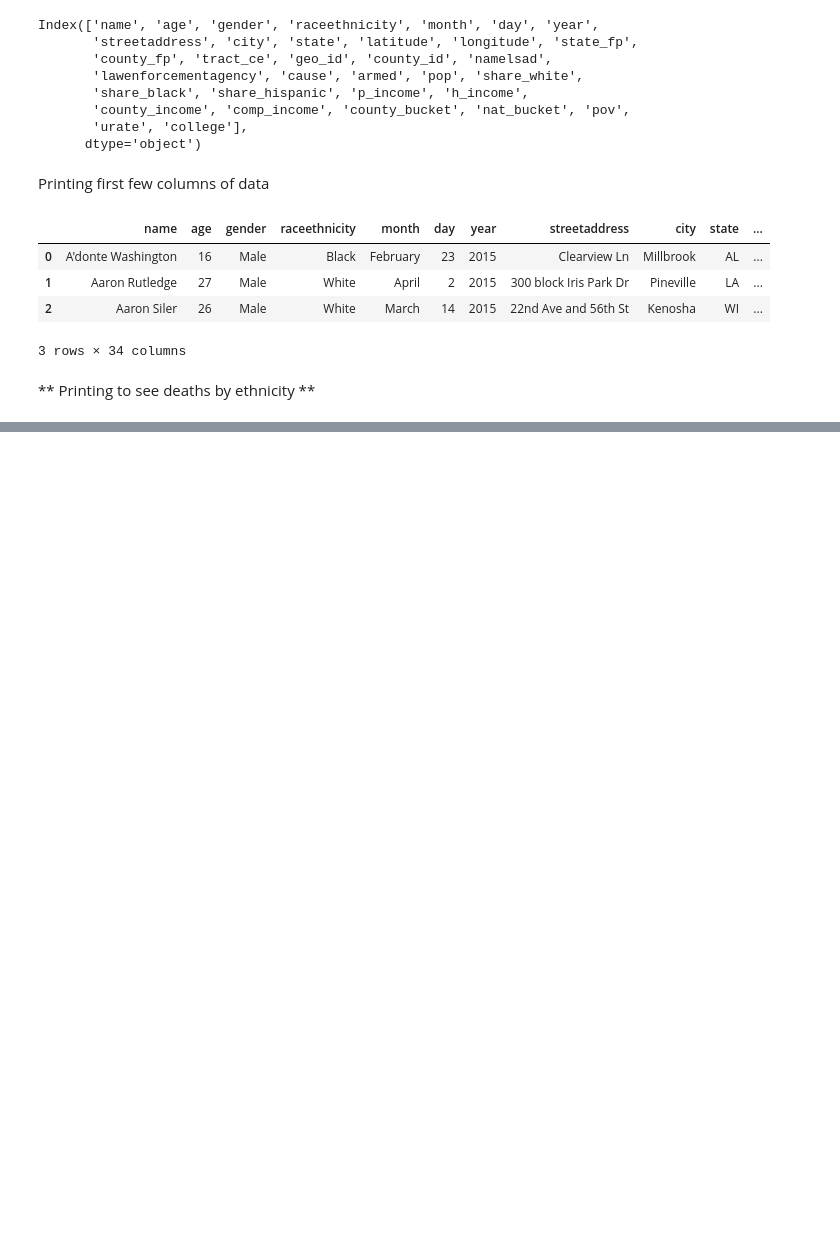
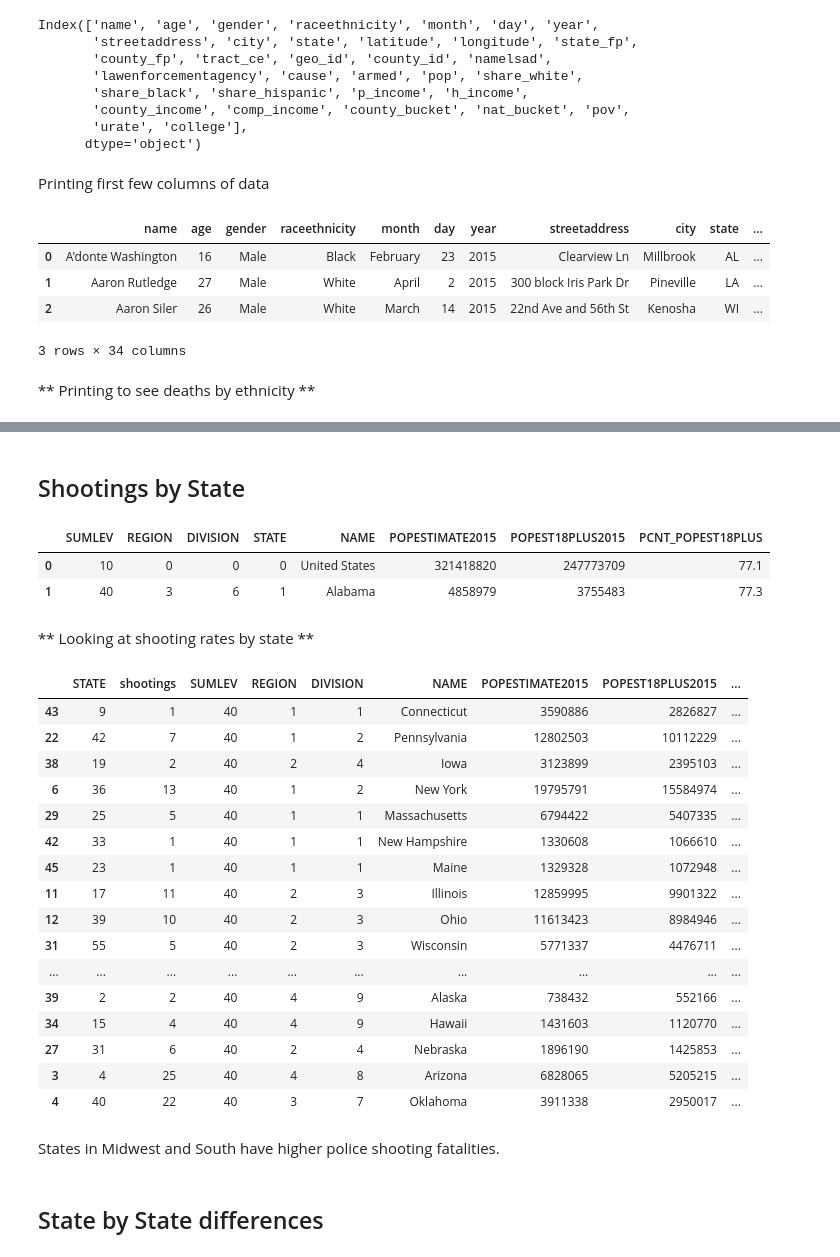
Before and after one commit to aniruddhabarapatre/Dataquest, a Jupyter notebook: police_shootings.ipynb, the cells around one changed output, grey strips where cells are left out. Saved outputs shown, nothing was run; the diff lists cells and outputs as text; code cells hidden in the pictures; blank space fills up the shorter version.

```diff
--- a/police_shootings.ipynb
+++ b/police_shootings.ipynb
@@ -56,0 +78,9 @@ plt.show()
+# %% [markdown]
+## Shootings by State
+# %%
+state_pop = pd.read_csv("state_population.csv")
+state_pop.head(2)
+# %% [output]
+|  | SUMLEV | REGION | DIVISION | STATE | NAME | POPESTIMATE2015 | POPEST18PLUS2015 | PCNT_POPEST18PLUS |
+| 0 | 10 | 0 | 0 | 0 | United States | 321418820 | 247773709 | 77.1 |
+| 1 | 40 | 3 | 6 | 1 | Alabama | 4858979 | 3755483 | 77.3 |
@@ -56,0 +89,38 @@ plt.show()
+# %%
+# Creating a series where index is code for state
+# and value are number of police killings in each state
+counts2 = police_killings.state_fp.value_counts()
+# %%
+states = pd.DataFrame({"STATE": counts2.index, "shootings": counts2})
+# %%
+states = states.merge(state_pop, on="STATE")
+# %%
+# Population in terms of millions
+states["pop_millions"] = states["POPESTIMATE2015"] / 1000000
+# %% [markdown]
+** Looking at shooting rates by state **
+# %%
+states["rate"] = states["shootings"] / states["pop_millions"]
+states.sort("rate")
+# %% [output]
+|  | STATE | shootings | SUMLEV | REGION | DIVISION | NAME | POPESTIMATE2015 | POPEST18PLUS2015 | ... |
+| 43 | 9 | 1 | 40 | 1 | 1 | Connecticut | 3590886 | 2826827 | ... |
+| 22 | 42 | 7 | 40 | 1 | 2 | Pennsylvania | 12802503 | 10112229 | ... |
+| 38 | 19 | 2 | 40 | 2 | 4 | Iowa | 3123899 | 2395103 | ... |
+| 6 | 36 | 13 | 40 | 1 | 2 | New York | 19795791 | 15584974 | ... |
+| 29 | 25 | 5 | 40 | 1 | 1 | Massachusetts | 6794422 | 5407335 | ... |
+| 42 | 33 | 1 | 40 | 1 | 1 | New Hampshire | 1330608 | 1066610 | ... |
+| 45 | 23 | 1 | 40 | 1 | 1 | Maine | 1329328 | 1072948 | ... |
+| 11 | 17 | 11 | 40 | 2 | 3 | Illinois | 12859995 | 9901322 | ... |
+| 12 | 39 | 10 | 40 | 2 | 3 | Ohio | 11613423 | 8984946 | ... |
+| 31 | 55 | 5 | 40 | 2 | 3 | Wisconsin | 5771337 | 4476711 | ... |
+| ... | ... | ... | ... | ... | ... | ... | ... | ... | ... |
+| 39 | 2 | 2 | 40 | 4 | 9 | Alaska | 738432 | 552166 | ... |
+| 34 | 15 | 4 | 40 | 4 | 9 | Hawaii | 1431603 | 1120770 | ... |
+| 27 | 31 | 6 | 40 | 2 | 4 | Nebraska | 1896190 | 1425853 | ... |
+| 3 | 4 | 25 | 40 | 4 | 8 | Arizona | 6828065 | 5205215 | ... |
+| 4 | 40 | 22 | 40 | 3 | 7 | Oklahoma | 3911338 | 2950017 | ... |
+# %% [markdown]
+States in Midwest and South have higher police shooting fatalities.
+# %% [markdown]
+## State by State differences
```
Also changed, not shown: parts of 18 cells of this notebook.
